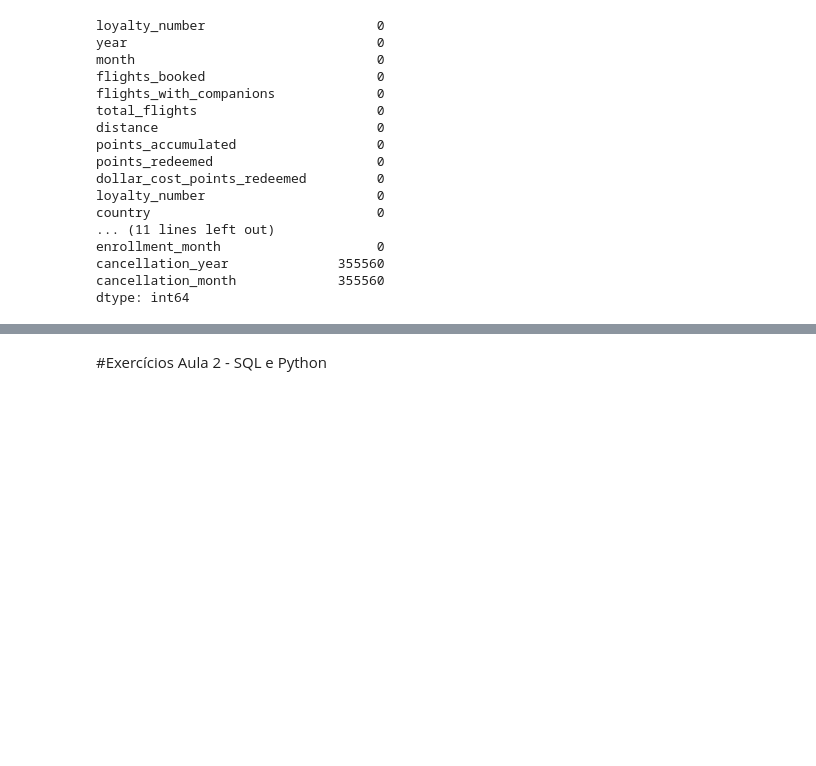
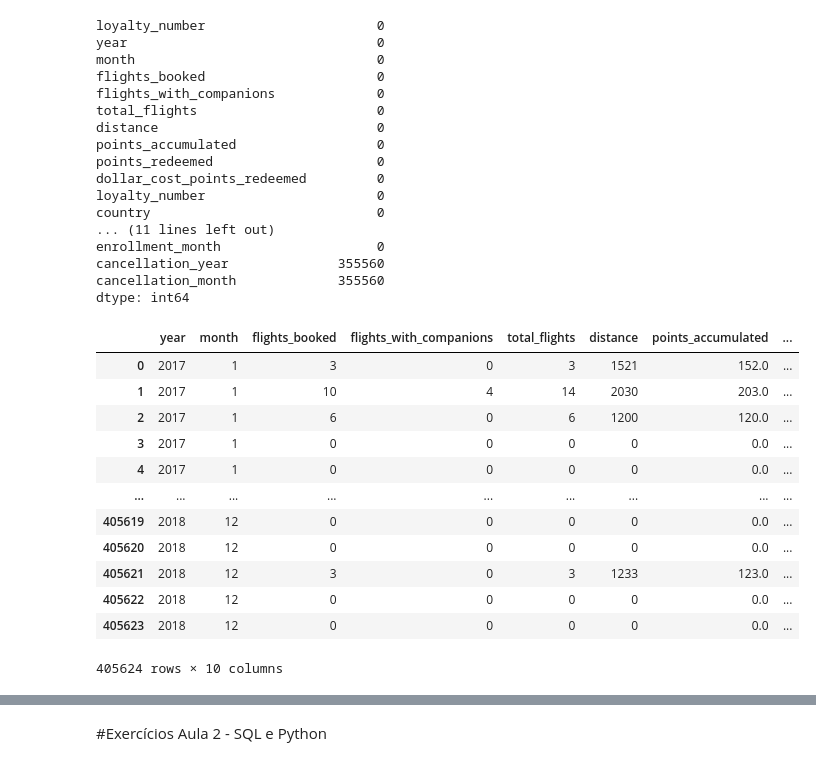
Before and after one commit to coelhovinicius/CienciaDadosComunidadeDS, a Jupyter notebook: Notebooks/Coleta_de_Dados.ipynb, the cells around one changed output, grey strips where cells are left out. Saved outputs shown, nothing was run; the diff lists cells and outputs as text; code cells hidden in the pictures; blank space fills up the shorter version.

```diff
--- a/Notebooks/Coleta_de_Dados.ipynb
+++ b/Notebooks/Coleta_de_Dados.ipynb
@@ -271,3 +271,10 @@ df_atividade.head()
 5 rows × 26 columns
 # %% [markdown]
 #Tratamento dos Dados
+# %%
+# Importando os Dados
+
+import sqlite3
+import pandas as pd
+
+conn = sqlite3.connect( "database.db" )
@@ -295,7 +321,22 @@ dtype: int64
 # %%
 # selecionando somente as colunas numéricas
 colunas = ["year", "month", "flights_booked", "flights_with_companions", "total_flights",
-"distance", "points_accumulated", "salary", "clv"]
+"distance", "points_accumulated", "salary", "clv", "loyalty_card"]
 
 df_colunas_numericas = df_atividade.loc[:, colunas]
+df_colunas_numericas
+# %% [output]
+|  | year | month | flights_booked | flights_with_companions | total_flights | distance | points_accumulated | ... |
+| 0 | 2017 | 1 | 3 | 0 | 3 | 1521 | 152.0 | ... |
+| 1 | 2017 | 1 | 10 | 4 | 14 | 2030 | 203.0 | ... |
+| 2 | 2017 | 1 | 6 | 0 | 6 | 1200 | 120.0 | ... |
+| 3 | 2017 | 1 | 0 | 0 | 0 | 0 | 0.0 | ... |
+| 4 | 2017 | 1 | 0 | 0 | 0 | 0 | 0.0 | ... |
+| ... | ... | ... | ... | ... | ... | ... | ... | ... |
+| 405619 | 2018 | 12 | 0 | 0 | 0 | 0 | 0.0 | ... |
+| 405620 | 2018 | 12 | 0 | 0 | 0 | 0 | 0.0 | ... |
+| 405621 | 2018 | 12 | 3 | 0 | 3 | 1233 | 123.0 | ... |
+| 405622 | 2018 | 12 | 0 | 0 | 0 | 0 | 0.0 | ... |
+| 405623 | 2018 | 12 | 0 | 0 | 0 | 0 | 0.0 | ... |
+405624 rows × 10 columns
 # %%
```
Also changed, not shown: parts of 16 cells of this notebook, 1 other file.
